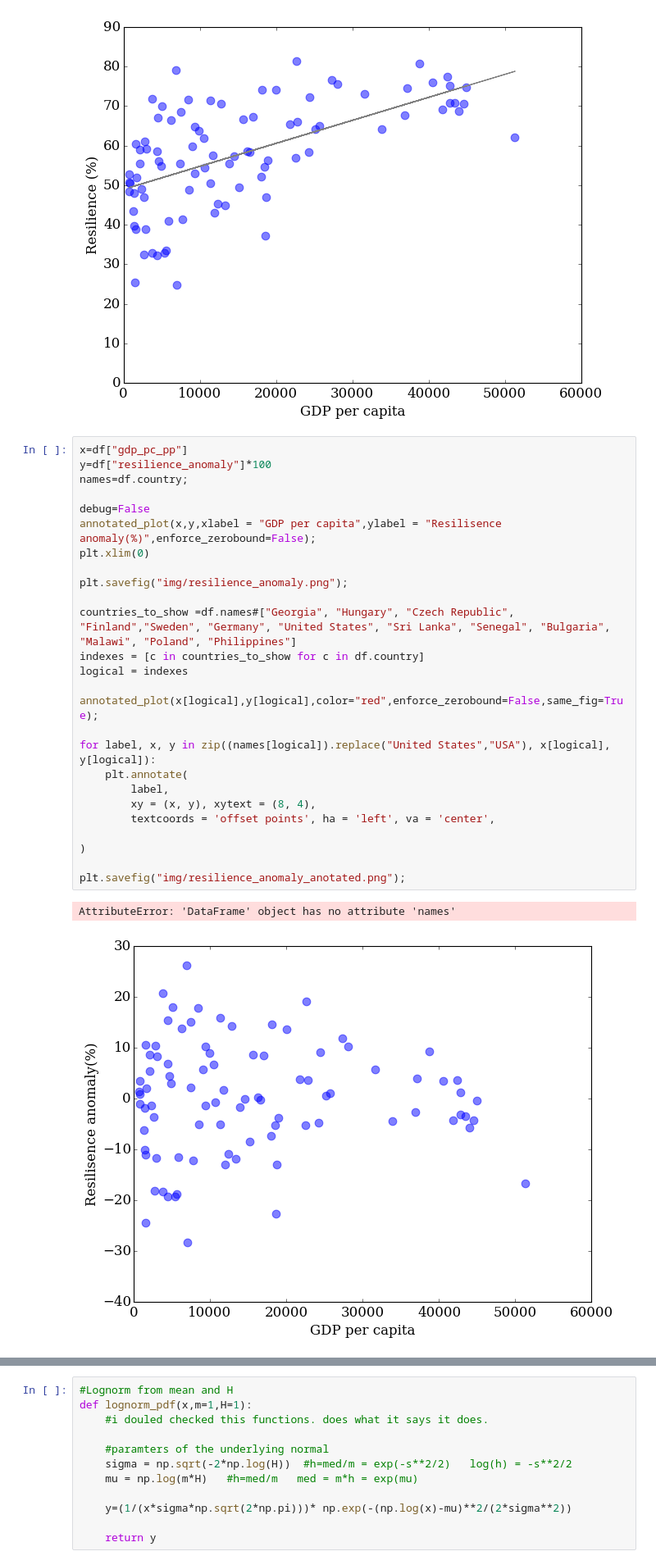
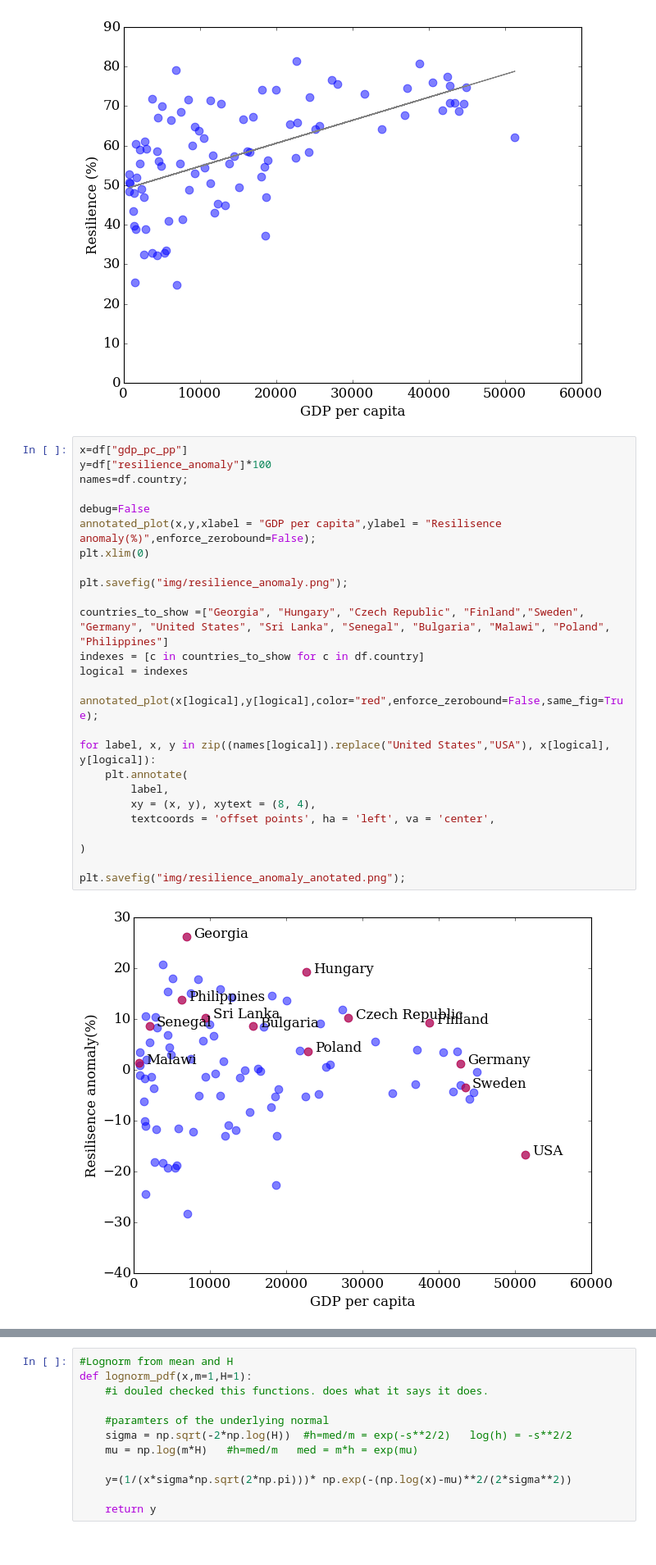
Before and after one commit to adrivsh/resilience_indicator_public, a Jupyter notebook: draw_plots.ipynb, the cells around one changed output, grey strips where cells are left out. Shown at 82% size. Saved outputs shown, nothing was run; the diff lists cells and outputs as text.

```diff
--- a/draw_plots.ipynb
+++ b/draw_plots.ipynb
@@ -649,32 +649,31 @@ plt.savefig("img/resilience_regression.png")
 # %%
 x=df["gdp_pc_pp"]
 y=df["resilience_anomaly"]*100
 names=df.country;
 
 debug=False
 annotated_plot(x,y,xlabel = "GDP per capita",ylabel = "Resilisence anomaly(%)",enforce_zerobound=False);
 plt.xlim(0)
 
 plt.savefig("img/resilience_anomaly.png");
 
-countries_to_show =df.names#["Georgia", "Hungary", "Czech Republic", "Finland","Sweden", "Germany", "United States", "Sri Lanka", "Senegal", "Bulgaria", "Malawi", "Poland", "Philippines"]
+countries_to_show =["Georgia", "Hungary", "Czech Republic", "Finland","Sweden", "Germany", "United States", "Sri Lanka", "Senegal", "Bulgaria", "Malawi", "Poland", "Philippines"]
 indexes = [c in countries_to_show for c in df.country]
 logical = indexes
 
 annotated_plot(x[logical],y[logical],color="red",enforce_zerobound=False,same_fig=True);
 
 for label, x, y in zip((names[logical]).replace("United States","USA"), x[logical], y[logical]):
     plt.annotate(
         label,
         xy = (x, y), xytext = (8, 4),
         textcoords = 'offset points', ha = 'left', va = 'center',
 
 )
 
 plt.savefig("img/resilience_anomaly_anotated.png");
 # %% [output]
-AttributeError: 'DataFrame' object has no attribute 'names'
-[figure, old version]
+[figure, new version]
 # %%
 # Diversification parameters in the economies
 plt.rc('font', **font)
```
Also changed, not shown: parts of 11 cells of this notebook, 1 other file.
